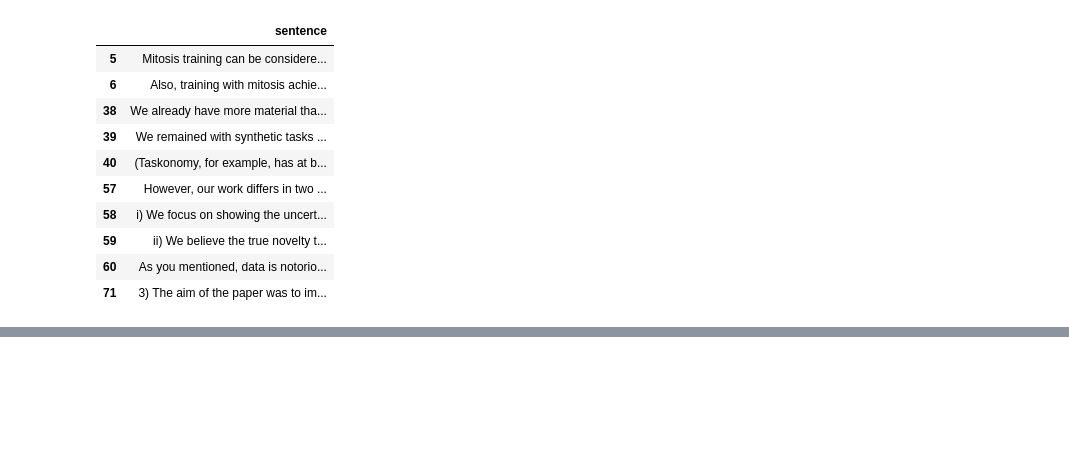
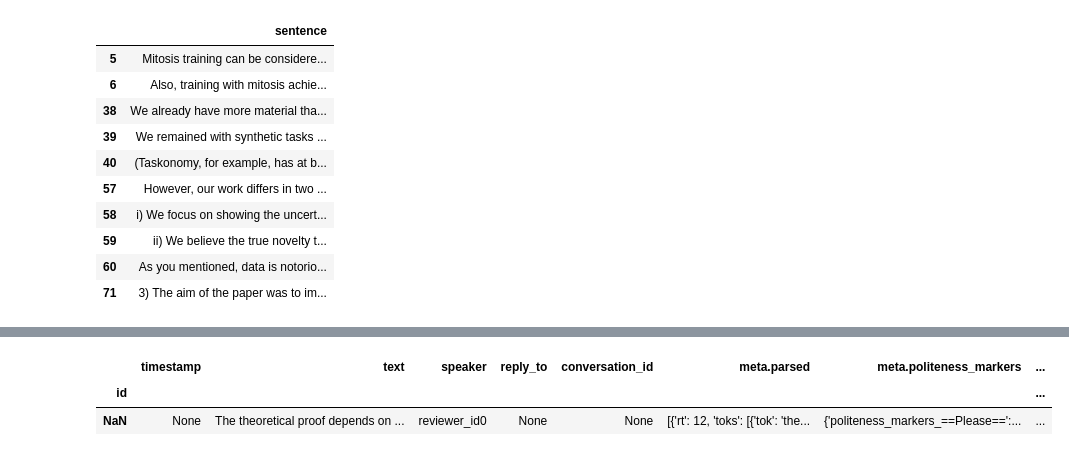
Before and after one commit to disha00991/Peer-Review-NLP, a Jupyter notebook: get to know data.ipynb, the cells around one changed output, grey strips where cells are left out. Saved outputs shown, nothing was run; the diff lists cells and outputs as text; code cells hidden in the pictures; blank space fills up the shorter version.

Commit message:
added politeness

```diff
--- a/get to know data.ipynb
+++ b/get to know data.ipynb
@@ -7,7 +7,7 @@ import numpy as np
 import matplotlib.pyplot as plt
 pd.set_option('display.max_colwidth', None, 'display.max_rows', None, )
 
-dataset_dir = "../final_dataset/"
+dataset_dir = "../../final_dataset/"
 
 #SUBSETS = "train dev test".split()
 SUBSETS = ["train"]
@@ -200,0 +218,11 @@ get_convokit_politeness_labels(pair)
+# %%
+pair = all_pairs[9]
+
+df = get_convokit_politeness_labels(pair)
+
+# len(all_pairs[1]['review_sentences'])
+df
+# %% [output]
+|  | timestamp | text | speaker | reply_to | conversation_id | meta.parsed | meta.politeness_markers | ... |
+| id |  |  |  |  |  |  |  | ... |
+| NaN | None | The theoretical proof depends on ... | reviewer_id0 | None | None | [{'rt': 12, 'toks': [{'tok': 'the... | {'politeness_markers_==Please==':... | ... |
```
Also changed, not shown: parts of 5 cells of this notebook, 2 other files.
